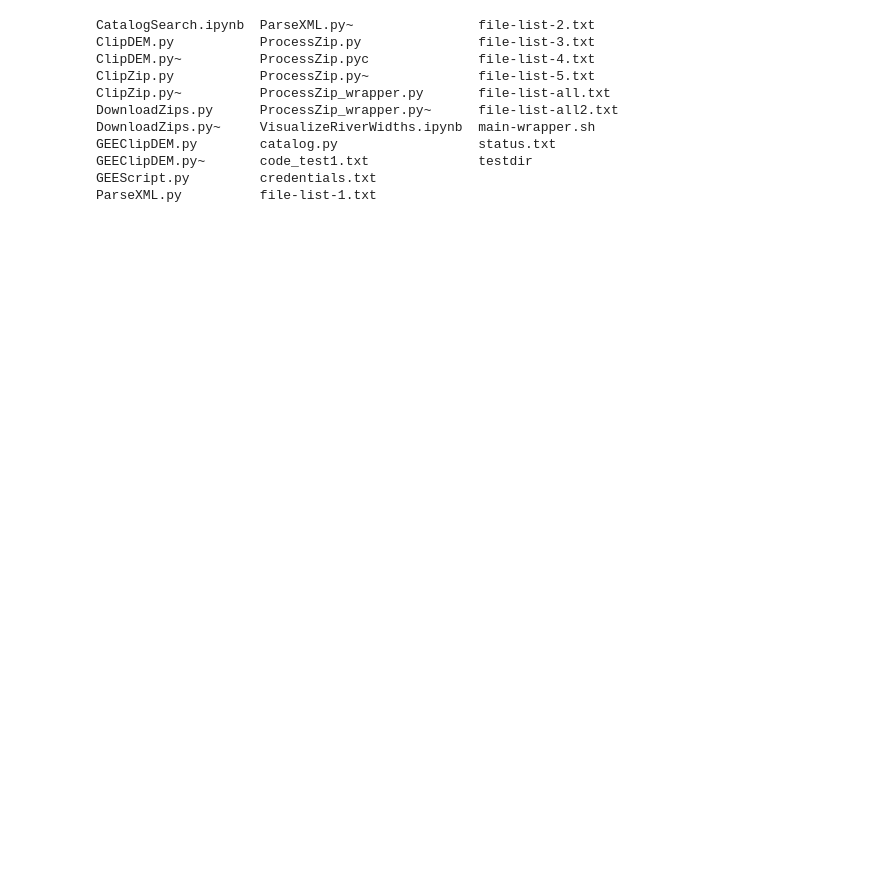
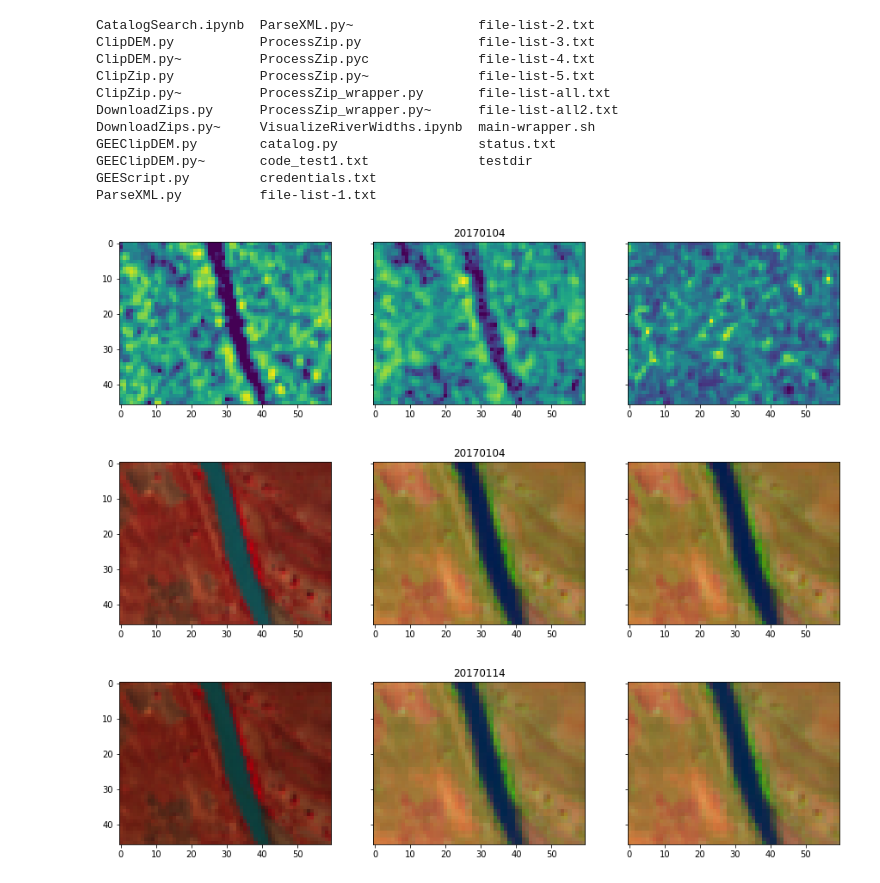
Before and after one commit to ankushkhandelwal/river-depth-estimation, a Jupyter notebook: scripts/VisualizeRiverWidths.ipynb, the cells around one changed output. Cells and saved outputs as stored; diff of their text form; code cells hidden in the pictures; blank space fills up the shorter version.

```diff
--- a/scripts/VisualizeRiverWidths.ipynb
+++ b/scripts/VisualizeRiverWidths.ipynb
@@ -181,5 +185,81 @@ GEEClipDEM.py        catalog.py                  status.txt
 GEEClipDEM.py~       code_test1.txt              testdir
 GEEScript.py         credentials.txt
 ParseXML.py          file-list-1.txt
-# %%
-ds = gdal.Open(data_dir + 'dem.tif')
+# %%
+import glob
+from PIL import Image
+data_dir = '/home/kumarv/khand035/Projects/MINT/river-depth-estimation/data/DemoBoxes10-1/'
+fnames = []
+for fname in os.listdir(data_dir):
+    if fname.endswith('tif')==False:
+        continue
+    fnames.append(fname[17:48])
+fnames = list(set(fnames))
+fnames.sort()
+#print fnames
+s1bands = ['VV', 'VH', 'angle']
+s2bands = ['B1', 'B2', 'B3', 'B4', 'B5', 'B6', 'B7', 'B8', 'B8A', 'B9', 'B10', 'B11', 'B12', 'QA10', 'QA20', 'QA60']
+for i in range(0,len(fnames)):
+    fname = fnames[i]
+    imgs = glob.glob(data_dir + 'S1*' + fname + '*.tif')
+    if len(imgs)==3:
+        for j in range(0,len(imgs)):
+            filename = imgs[j]
+            ds = Image.open(filename)
+            ds_arr = np.array(ds)
+            rows,cols = ds_arr.shape
+            if j==0:
+                data = np.zeros((rows,cols,len(s1bands)))
+            data[:,:,j] = ds_arr
+
+        f, (ax1, ax2, ax3) = plt.subplots(1,3, sharex=True, sharey=True,figsize=(15,10))
+        ax1.imshow(data[:,:,0])
+        ax2.imshow(data[:,:,1])
+        ax3.imshow(data[:,:,0]*1.0/data[:,:,1])
+        ax2.set_title(fname[0:8])
+
+        #print imgs
+    imgs = glob.glob(data_dir + 'S2*' + fname + '*.tif')
+    if len(imgs)==16:
+        for j in range(0,len(imgs)):
+            filename = imgs[j]
+            ds = Image.open(filename)
+            ds_arr = np.array(ds)
+            rows,cols = ds_arr.shape
+            if j==0:
+                data = np.zeros((rows,cols,len(s2bands)))
+            data[:,:,j] = ds_arr
+
+        f, (ax1, ax2, ax3) = plt.subplots(1,3, sharex=True, sharey=True,figsize=(15,10))
+        img_data = data[:,:,[7, 3, 2]]
+        img_data = (img_data - np.min(img_data))/np.max(img_data)
+        ax1.imshow(img_data)
+        img_data = data[:,:,[11, 7, 3]]
+        img_data = (img_data - np.min(img_data))/np.max(img_data)
+        ax2.imshow(img_data)
+        ax3.imshow(img_data)
+        ax2.set_title(fname[0:8])
+    '''
+    print fname
+    for j in range(0,len(bands)):
+        filename = data_dir + fname + '.' + bands[j] + '.tif'
+        ds = Image.open(filename)
+        ds_arr = np.array(ds)
+        rows,cols = ds_arr.shape
+        if j==0:
+            data = np.zeros((rows,cols,len(bands)))
+        data[:,:,j] = ds_arr
+    f, (ax1, ax2, ax3) = plt.subplots(1,3, sharex=True, sharey=True,figsize=(15,10))
+    img_data = data[:,:,[7, 3, 2]]
+    img_data = (img_data - np.min(img_data))/np.max(img_data)
+    ax1.imshow(img_data)
+    ax2.imshow(img_data)
+    ax3.imshow(img_data)
+    if i ==10:
+        break
+    #print data
+    '''
+# %% [output]
+[figure, added]
+[figure, added]
+[figure, added]
```
Also changed, not shown: parts of 6 cells of this notebook, 17 other files.
